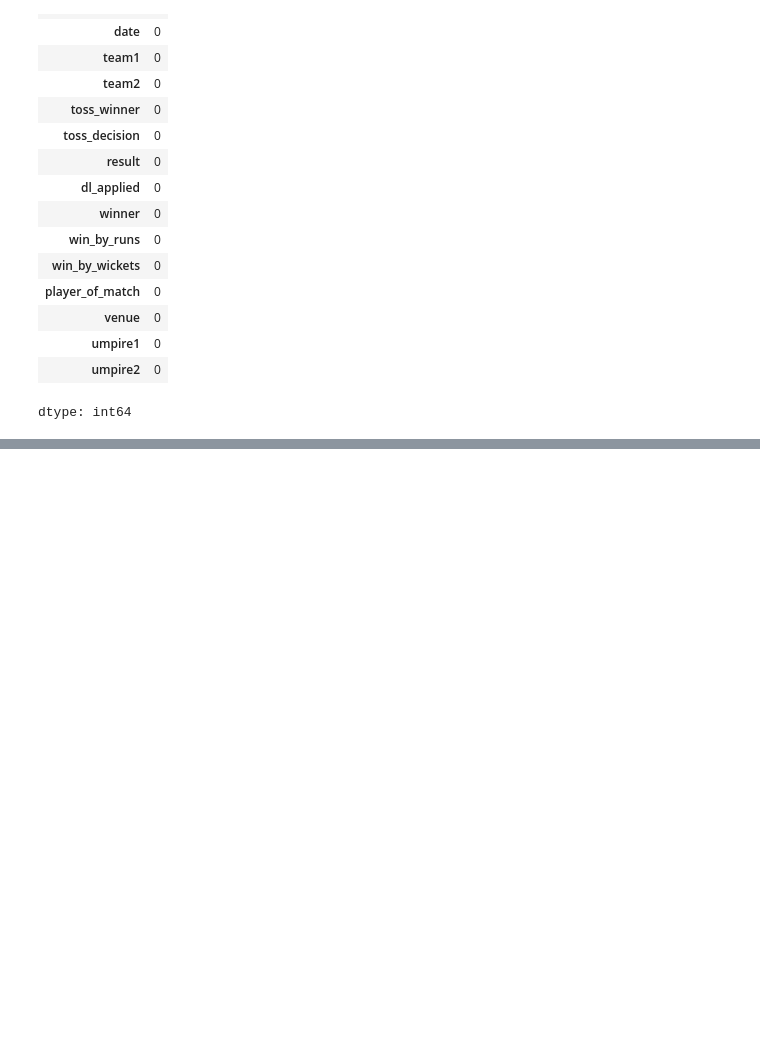
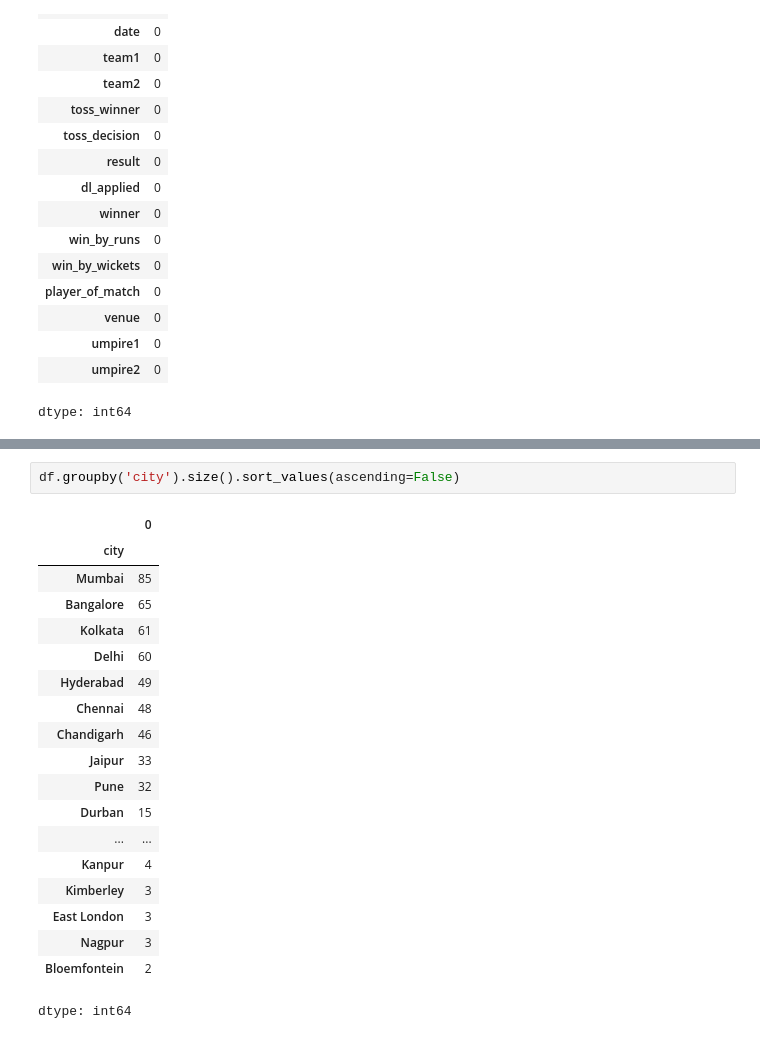
Before and after one commit to ajaykrixna/IPL_match-_analysis, a Jupyter notebook: IPL_analysis.ipynb, the cells around one changed output, grey strips where cells are left out. Saved outputs shown, nothing was run; the diff lists cells and outputs as text; blank space fills up the shorter version.

```diff
--- a/IPL_analysis.ipynb
+++ b/IPL_analysis.ipynb
@@ -139,0 +161,22 @@ dtype: int64
+# %%
+df.groupby('city').size().sort_values(ascending=False)
+# %% [output]
+|  | 0 |
+| city |  |
+| Mumbai | 85 |
+| Bangalore | 65 |
+| Kolkata | 61 |
+| Delhi | 60 |
+| Hyderabad | 49 |
+| Chennai | 48 |
+| Chandigarh | 46 |
+| Jaipur | 33 |
+| Pune | 32 |
+| Durban | 15 |
+| ... | ... |
+| Kanpur | 4 |
+| Kimberley | 3 |
+| East London | 3 |
+| Nagpur | 3 |
+| Bloemfontein | 2 |
+dtype: int64
```
Also changed, not shown: parts of 18 cells of this notebook, 2 other files.
